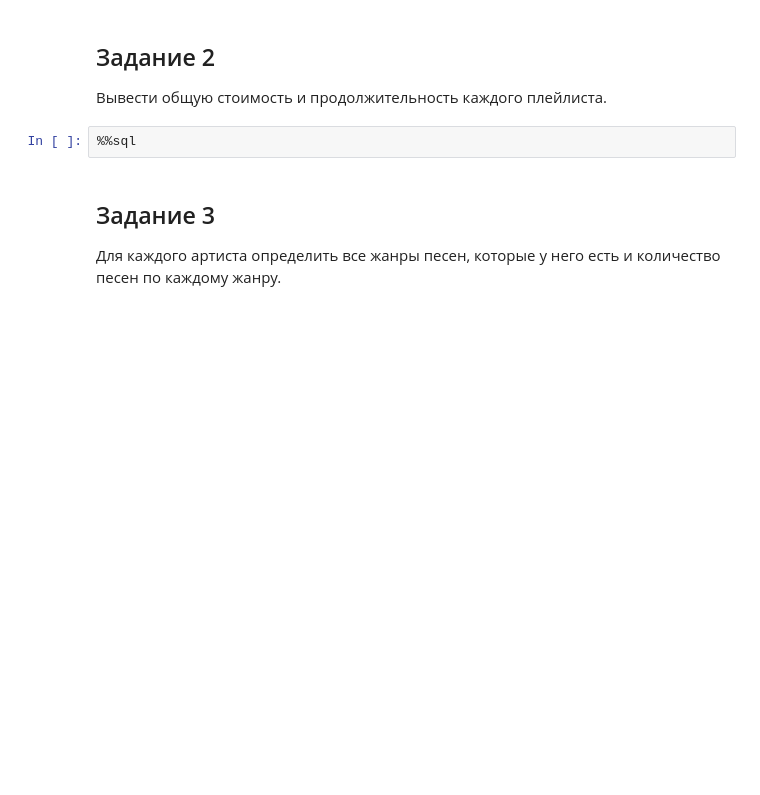
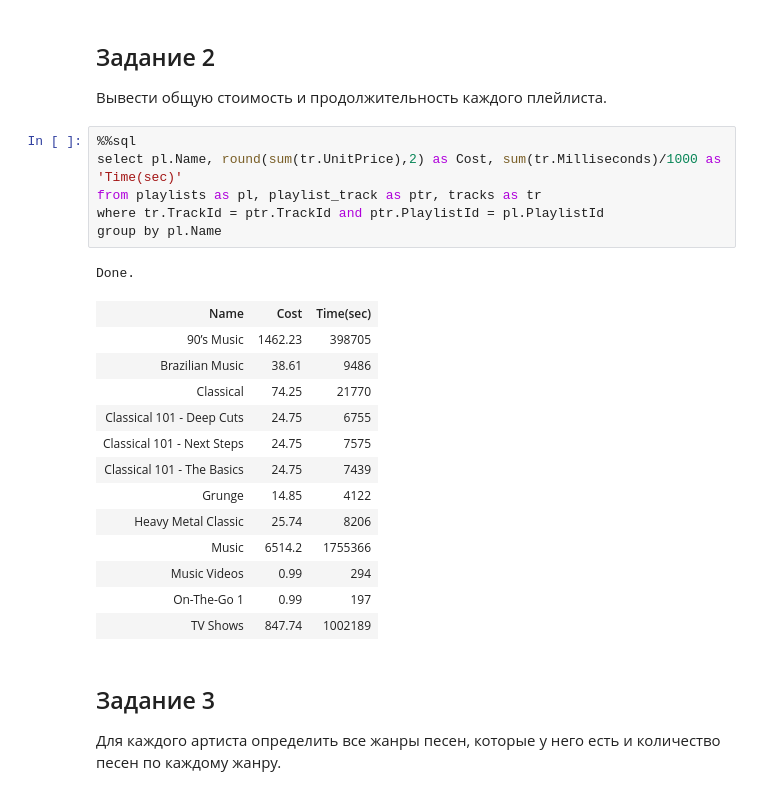
Before and after one commit to AyaFaraday/lethe, a Jupyter notebook: ДЗ 2-1.ipynb, the cells around one changed output. Drawn from its saved outputs; the diff is of its cells as text; blank space fills up the shorter version.

```diff
--- a/ДЗ 2-1.ipynb
+++ b/ДЗ 2-1.ipynb
@@ -34,8 +34,27 @@ Done.
 # %% [markdown]
 ## Задание 2
 Вывести общую стоимость и продолжительность каждого плейлиста.
-# %%
-%%sql
+# %%
+%%sql
+select pl.Name, round(sum(tr.UnitPrice),2) as Cost, sum(tr.Milliseconds)/1000 as 'Time(sec)'
+from playlists as pl, playlist_track as ptr, tracks as tr
+where tr.TrackId = ptr.TrackId and ptr.PlaylistId = pl.PlaylistId
+group by pl.Name
+# %% [output]
+Done.
+| Name | Cost | Time(sec) |
+| 90’s Music | 1462.23 | 398705 |
+| Brazilian Music | 38.61 | 9486 |
+| Classical | 74.25 | 21770 |
+| Classical 101 - Deep Cuts | 24.75 | 6755 |
+| Classical 101 - Next Steps | 24.75 | 7575 |
+| Classical 101 - The Basics | 24.75 | 7439 |
+| Grunge | 14.85 | 4122 |
+| Heavy Metal Classic | 25.74 | 8206 |
+| Music | 6514.2 | 1755366 |
+| Music Videos | 0.99 | 294 |
+| On-The-Go 1 | 0.99 | 197 |
+| TV Shows | 847.74 | 1002189 |
 # %% [markdown]
 ## Задание 3
 Для каждого артиста определить все жанры песен, которые у него есть и количество песен по каждому жанру.
```
Also changed, not shown: parts of 4 cells of this notebook, 1 other file.
